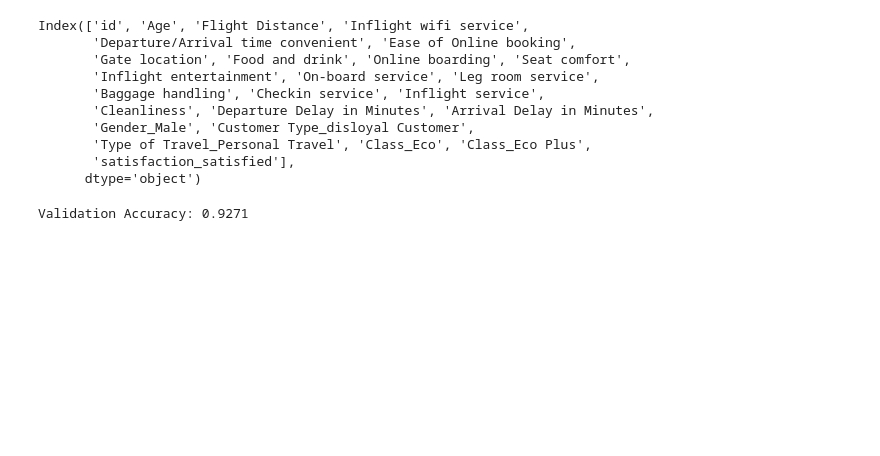
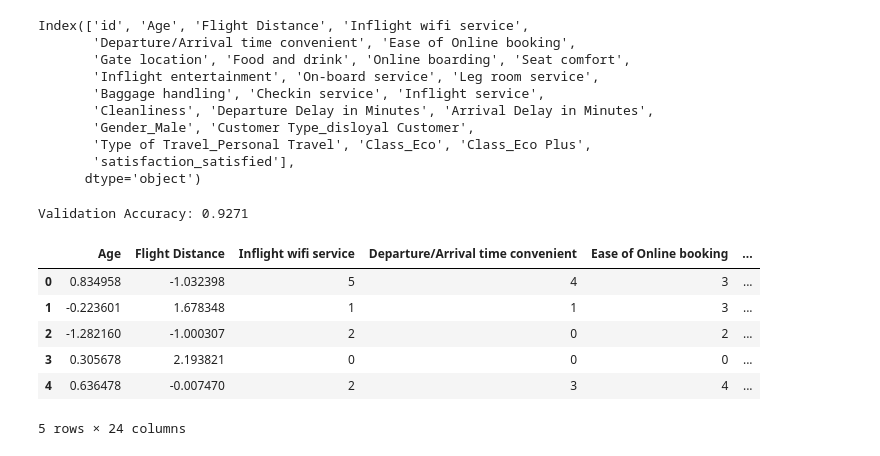
Before and after one commit to azzouzioussama/Project-IoT-Cloud-BigData, a Jupyter notebook: sentimentsPred.ipynb, the cells around one changed output. Drawn from its saved outputs; the diff is of its cells as text; code cells hidden in the pictures; blank space fills up the shorter version.

```diff
--- a/sentimentsPred.ipynb
+++ b/sentimentsPred.ipynb
@@ -272,3 +272,13 @@ test_pred_json = test_pred.to_json(orient='records')
 test_pred_json_filename = 'test_pred.json'
 with open(test_pred_json_filename, 'w') as file:
     file.write(test_pred_json)
+# %%
+test.head()
+# %% [output]
+|  | Age | Flight Distance | Inflight wifi service | Departure/Arrival time convenient | Ease of Online booking | ... |
+| 0 | 0.834958 | -1.032398 | 5 | 4 | 3 | ... |
+| 1 | -0.223601 | 1.678348 | 1 | 1 | 3 | ... |
+| 2 | -1.282160 | -1.000307 | 2 | 0 | 2 | ... |
+| 3 | 0.305678 | 2.193821 | 0 | 0 | 0 | ... |
+| 4 | 0.636478 | -0.007470 | 2 | 3 | 4 | ... |
+5 rows × 24 columns
```
Also changed, not shown: 1 other file.
